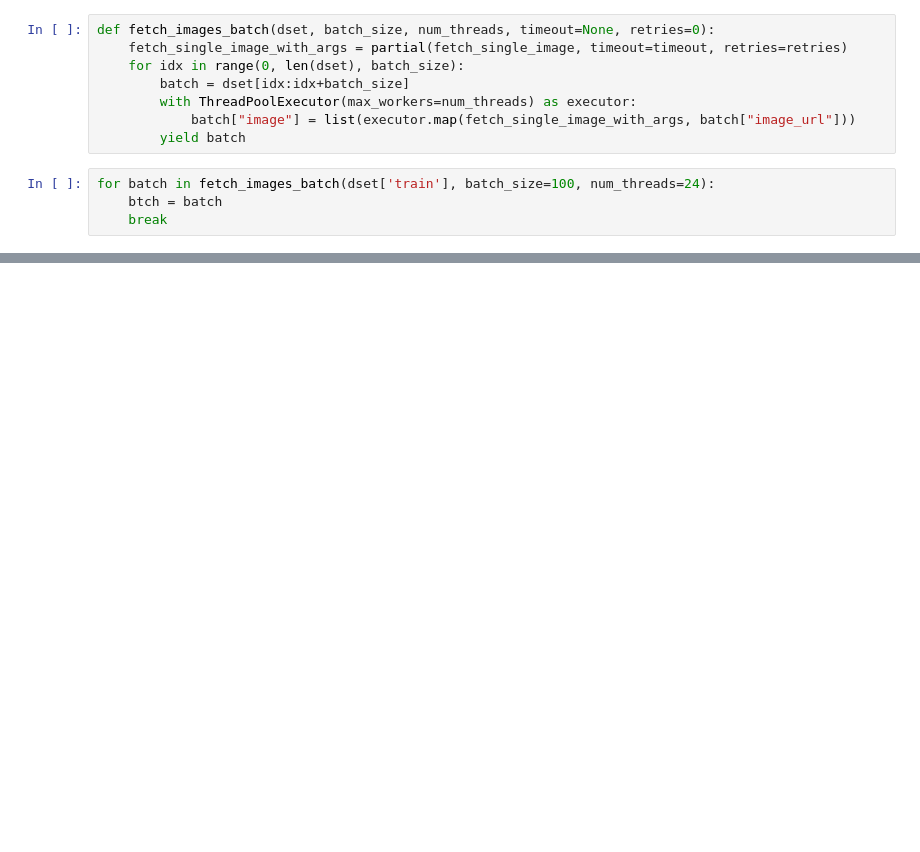
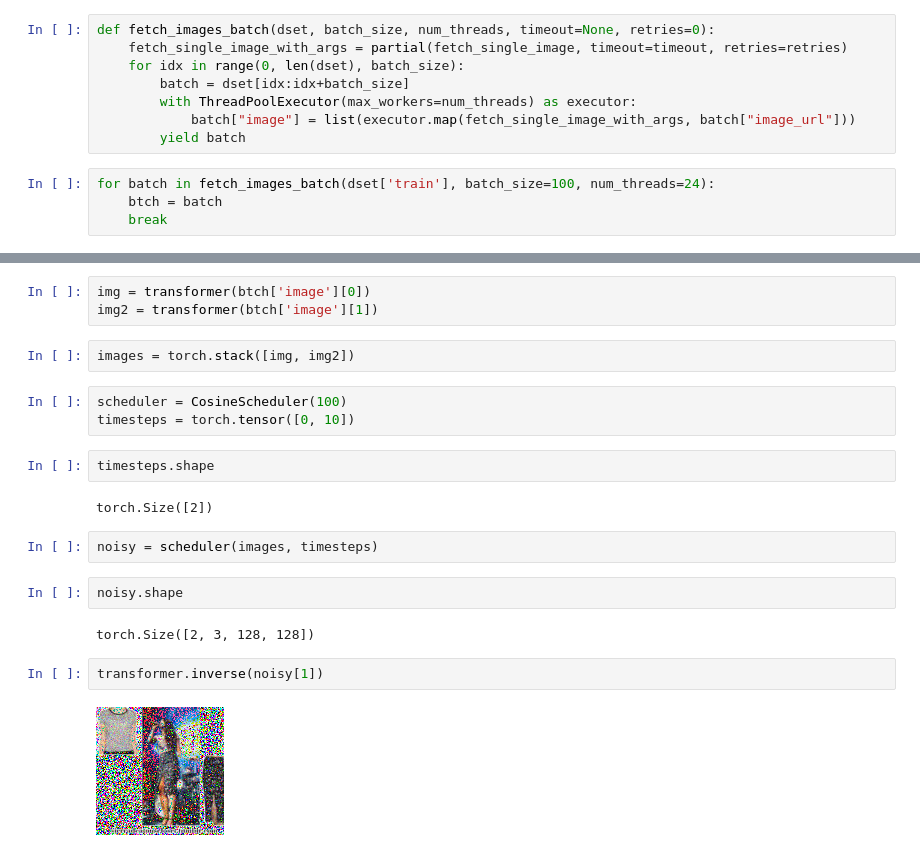
Before and after one commit to MattiasvdK/DL_Diffusion, a Jupyter notebook: src/test.ipynb, the cells around one changed output, grey strips where cells are left out. Cells and saved outputs as stored; diff of their text form; blank space fills up the shorter version.

Commit message:
Finished the noise scheduler for batches of images. Needs checking if it is working properly with different devices

```diff
--- a/src/test.ipynb
+++ b/src/test.ipynb
@@ -136,0 +73,22 @@ tensor([True, True, True, True, True, True, True, True, True, True, True, True,
+# %%
+img = transformer(btch['image'][0])
+img2 = transformer(btch['image'][1])
+# %%
+images = torch.stack([img, img2])
+# %%
+scheduler = CosineScheduler(100)
+timesteps = torch.tensor([0, 10])
+# %%
+timesteps.shape
+# %% [output]
+torch.Size([2])
+# %%
+noisy = scheduler(images, timesteps)
+# %%
+noisy.shape
+# %% [output]
+torch.Size([2, 3, 128, 128])
+# %%
+transformer.inverse(noisy[1])
+# %% [output]
+[figure, added]
```
Also changed, not shown: parts of 15 cells of this notebook, 1 other file.
